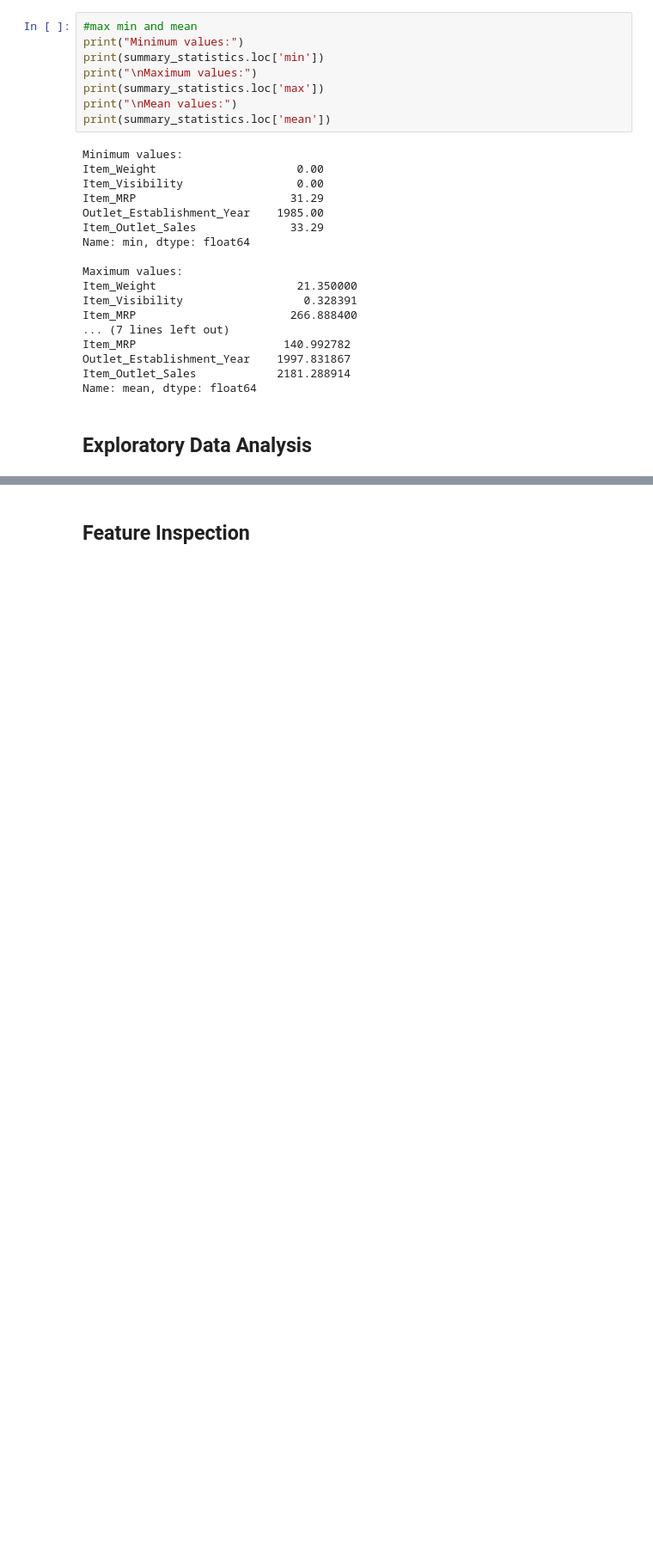
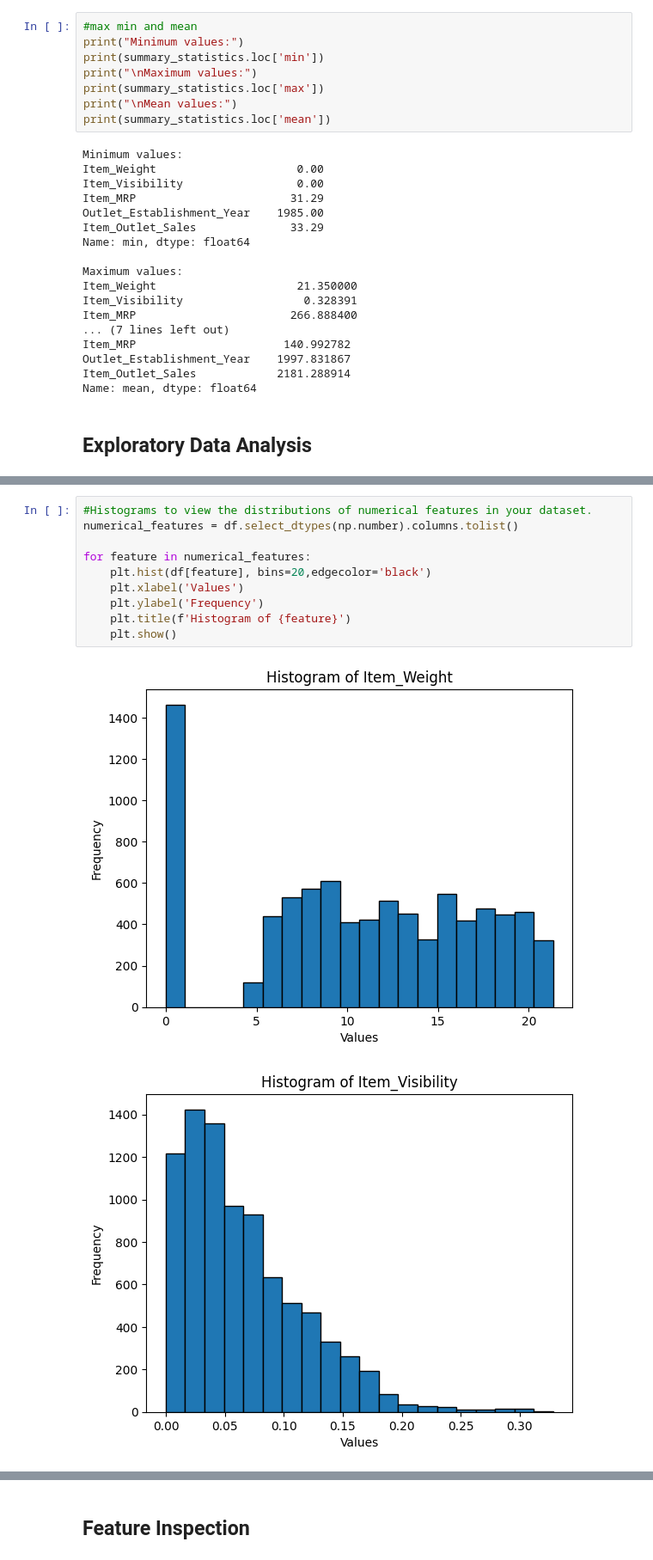
Before and after one commit to idrissliouane/Prediction-of-Product-Sales, a Jupyter notebook: Prediction_of_Product_Sales.ipynb, the cells around one changed output, grey strips where cells are left out. Shown: that part at 86% size. Drawn from its saved outputs; the diff is of its cells as text; blank space fills up the shorter version.

```diff
--- a/Prediction_of_Product_Sales.ipynb
+++ b/Prediction_of_Product_Sales.ipynb
@@ -247,0 +286,13 @@ Name: mean, dtype: float64
+# %%
+#Histograms to view the distributions of numerical features in your dataset.
+numerical_features = df.select_dtypes(np.number).columns.tolist()
+
+for feature in numerical_features:
+    plt.hist(df[feature], bins=20,edgecolor='black')
+    plt.xlabel('Values')
+    plt.ylabel('Frequency')
+    plt.title(f'Histogram of {feature}')
+    plt.show()
+# %% [output]
+[figure, added]
+[figure, added]
```
Also changed, not shown: parts of 7 cells of this notebook.
